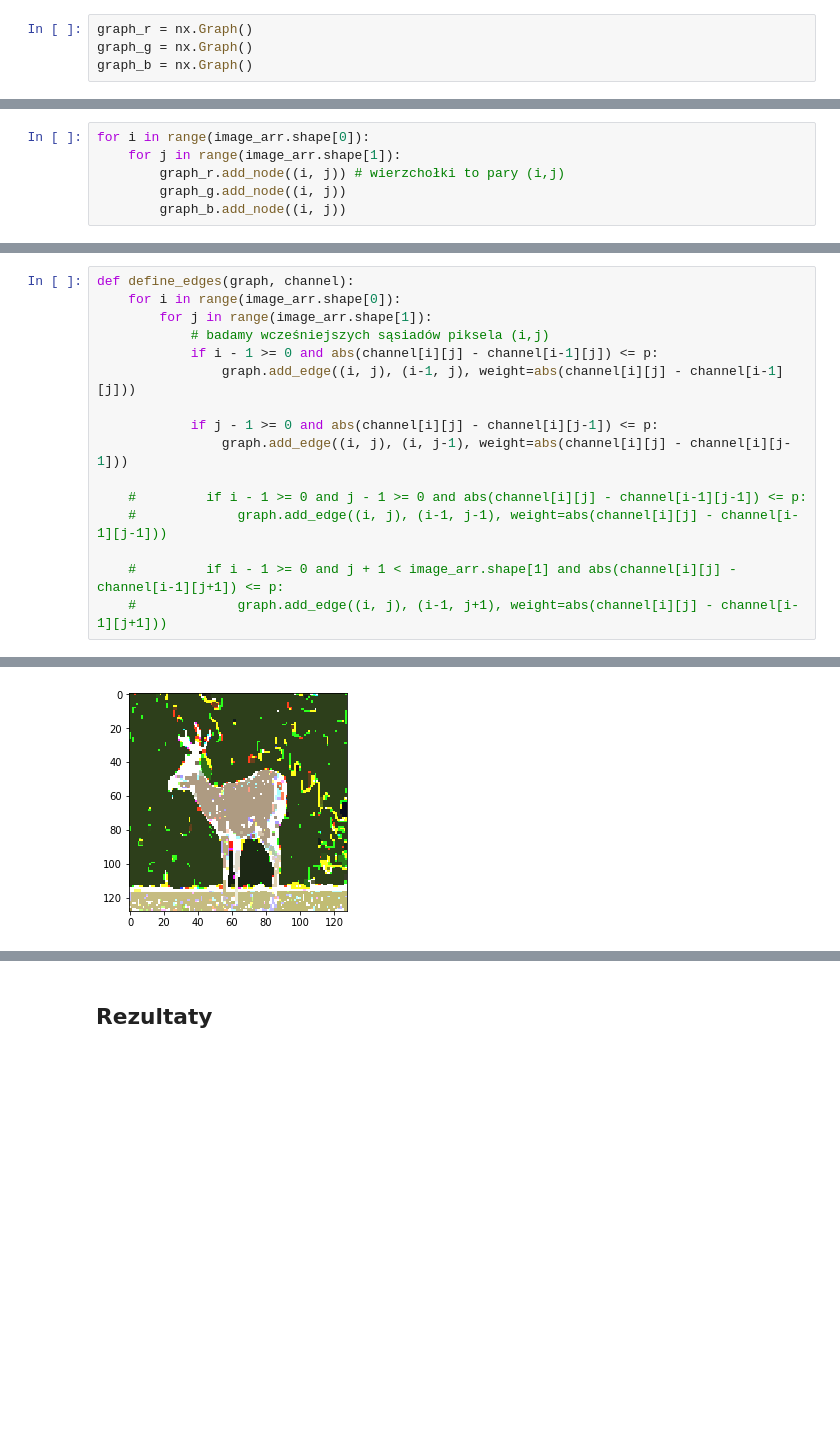
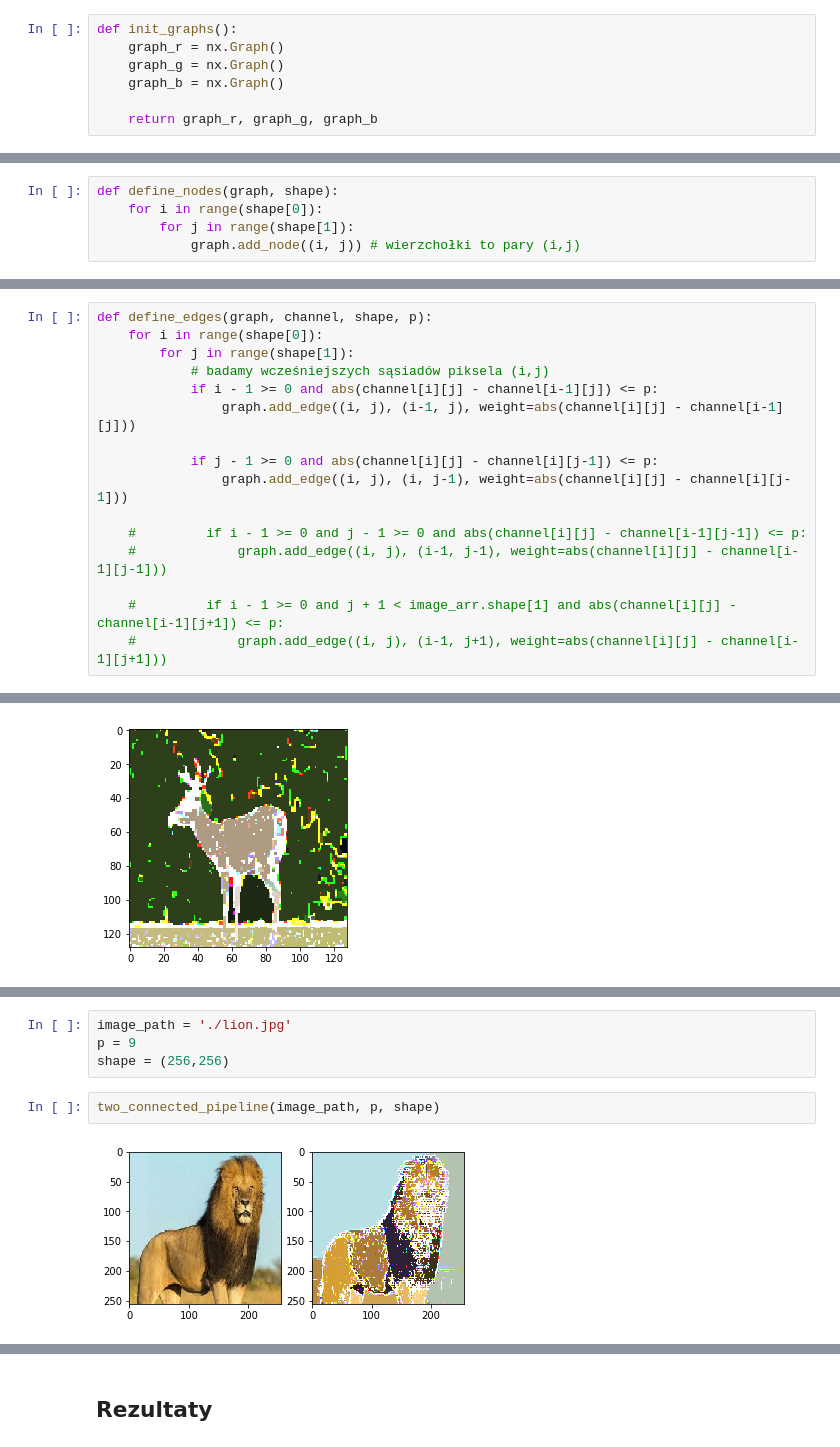
Before and after one commit to kolo-abb/Random-Scripts-And-Notes, a Jupyter notebook: Graph-Segmentation-First-Attempts/Segmentacja-k-spojnosc.ipynb, the cells around one changed output, grey strips where cells are left out. Saved outputs shown, nothing was run; the diff lists cells and outputs as text; blank space fills up the shorter version.

Commit message:
Pipeline added, more conclusions

```diff
--- a/Graph-Segmentation-First-Attempts/Segmentacja-k-spojnosc.ipynb
+++ b/Graph-Segmentation-First-Attempts/Segmentacja-k-spojnosc.ipynb
@@ -54,6 +54,9 @@ Następnie przystępujemy do budowy grafów $G_r, G_g, G_b$ reprezentujących wa
 # User może zdefiniować jaka jest granica
 p = 15
 # %%
-graph_r = nx.Graph()
-graph_g = nx.Graph()
-graph_b = nx.Graph()
+def init_graphs():
+    graph_r = nx.Graph()
+    graph_g = nx.Graph()
+    graph_b = nx.Graph()
+
+    return graph_r, graph_g, graph_b
@@ -60,8 +65,7 @@ graph_b = nx.Graph()
 # %% [markdown]
 Definiowanie zbiorów wierzchołków grafów $G_r, G_g, G_b$
 # %%
-for i in range(image_arr.shape[0]):
-    for j in range(image_arr.shape[1]):
-        graph_r.add_node((i, j)) # wierzchołki to pary (i,j)
-        graph_g.add_node((i, j))
-        graph_b.add_node((i, j))
+def define_nodes(graph, shape):
+    for i in range(shape[0]):
+        for j in range(shape[1]):
+            graph.add_node((i, j)) # wierzchołki to pary (i,j)
@@ -68,9 +76,9 @@ for i in range(image_arr.shape[0]):
 # %% [markdown]
 Definiowanie zbiorów krawędzi grafów $G_r, G_g, G_b$ przy uwzględnieniu granicy $p$.
 # %%
-def define_edges(graph, channel):
-    for i in range(image_arr.shape[0]):
-        for j in range(image_arr.shape[1]):
+def define_edges(graph, channel, shape, p):
+    for i in range(shape[0]):
+        for j in range(shape[1]):
             # badamy wcześniejszych sąsiadów piksela (i,j)
             if i - 1 >= 0 and abs(channel[i][j] - channel[i-1][j]) <= p:
                 graph.add_edge((i, j), (i-1, j), weight=abs(channel[i][j] - channel[i-1][j]))
@@ -210,0 +265,8 @@ plt.imshow(im)
+# %%
+image_path = './lion.jpg'
+p = 9
+shape = (256,256)
+# %%
+two_connected_pipeline(image_path, p, shape)
+# %% [output]
+[figure, added]
```
Also changed, not shown: parts of 15 cells of this notebook, 1 other file.
